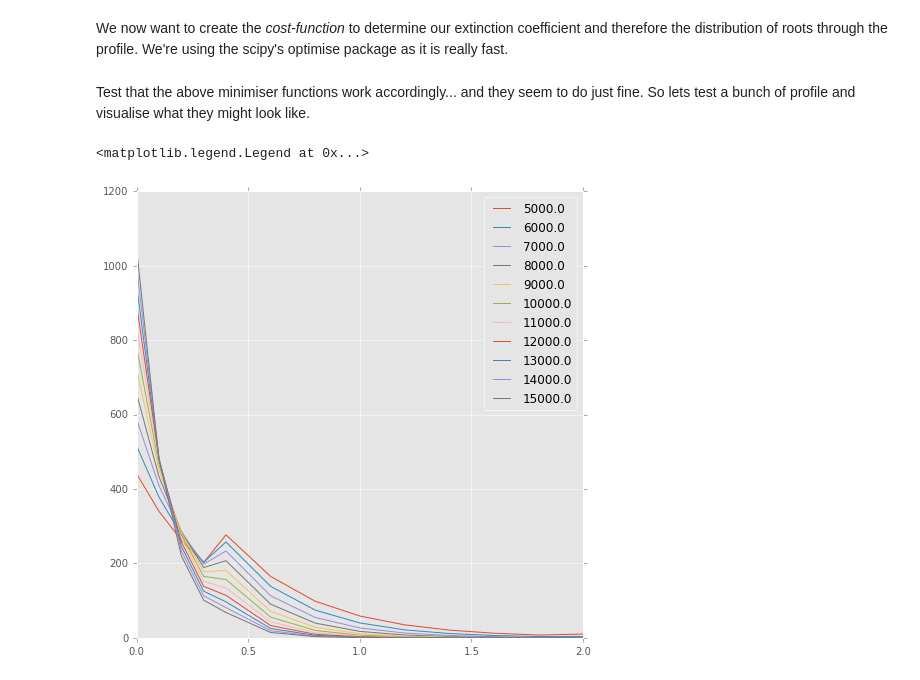
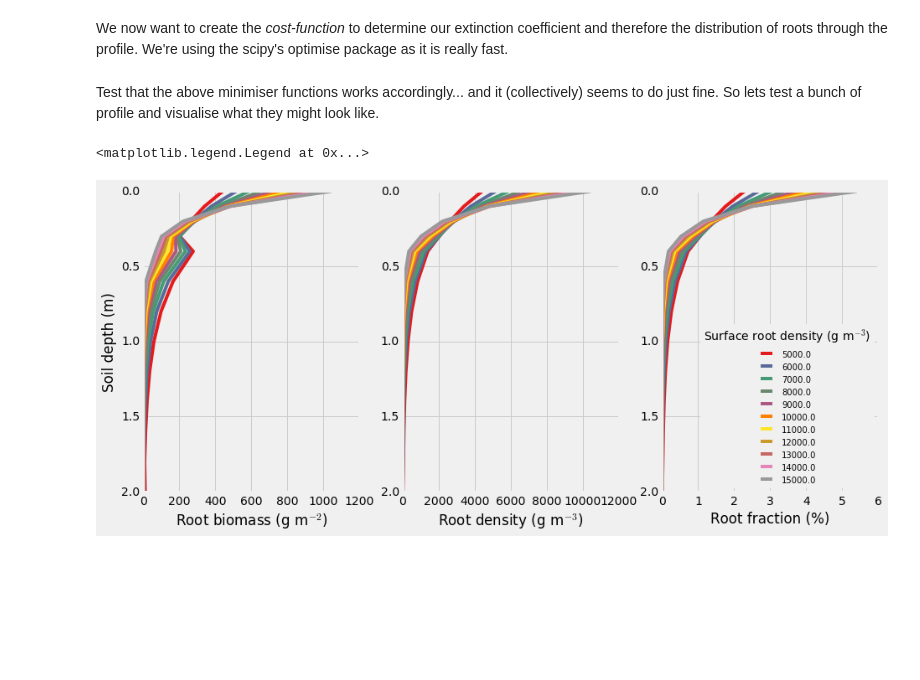
Before and after one commit to rhyswhitley/rooting_depth, a Jupyter notebook: setup/Root Distributions.ipynb, the cells around one changed output. Drawn from its saved outputs; the diff is of its cells as text; code cells hidden in the pictures; blank space fills up the shorter version.

```diff
--- a/setup/Root Distributions.ipynb
+++ b/setup/Root Distributions.ipynb
@@ -15,8 +34,9 @@ import matplotlib.pyplot as plt
 %matplotlib inline
 # %% [markdown]
 Notebook plot settings
-# %%
-plt.style.use(['dark_background', 'presentation'])
+# %%
+plt.style.use(['fivethirtyeight'])
+plt.rcParams['figure.figsize'] = (14, 6)
 # %% [markdown]
 ### Describing the root profile
 # %% [markdown]
@@ -123,22 +143,43 @@ def get_root_dist(rb_total_, rd_surf_, x_depth_):
     # return to user
     return root_biom
 # %% [markdown]
-Test that the above minimiser functions work accordingly... and they seem to do just fine. So lets test a bunch of profile and visualise what they might look like.
+Test that the above minimiser functions works accordingly... and it (collectively) seems to do just fine. So lets test a bunch of profile and visualise what they might look like.
-# %%
-r_depth = soil_df.depth.values
-rd_surf = 11000
-rb_total = 1930
-
-# test
-rdens_list = np.linspace(5e3, 15e3, 11)
-
-plt.figure(figsize=(8, 8))
-for rd in rdens_list:
-    rzd = soil_depth
-    rbm = get_root_dist(rb_total, rd, rzd)
-    plt.plot(rzd[:-1], rbm, label=rd)
-plt.xlim([0, 2])
-plt.legend()
-# %% [output]
-<matplotlib.legend.Legend at 0x...>
-[figure, removed]
+# %%
+r_depth = soil_df.depth.values
+rd_surf = 11000
+rb_total = 1930
+
+# test
+rdens_list = np.linspace(5e3, 15e3, 11)
+color_list = plt.get_cmap('Set1', len(rdens_list))
+
+ax1 = plt.subplot(131)
+ax2 = plt.subplot(132, sharey=ax1)
+ax3 = plt.subplot(133, sharey=ax1)
+
+for (i, rd) in enumerate(rdens_list):
+
+    rbm = get_root_dist(rb_total, rd, soil_depth)
+    rdn = np.array(rbm)/np.array(soil_thick)
+    rfr = np.array(rdn)/rb_total
+
+    ax1.plot(rbm, soil_depth[:-1], label=rd, color=color_list(i))
+
+    ax2.plot(rdn, soil_depth[:-1], label=rd, color=color_list(i))
+
+    ax3.plot(rfr, soil_depth[:-1], label=rd, color=color_list(i))
+
+
+ax1.set_ylim([0, 2])
+ax1.set_ylabel(r'Soil depth (m)')
+
+ax1.set_xlabel(r'Root biomass (g m$^{-2}$)')
+ax2.set_xlabel(r'Root density (g m$^{-3}$)')
+ax3.set_xlabel(r'Root fraction (%)')
+
+ax1.invert_yaxis()
+
+ax3.legend(loc='lower right', title="Surface root density (g m$^{-3}$)", fontsize=10)
+# %% [output]
+<matplotlib.legend.Legend at 0x...>
+[figure, added]
```
Also changed, not shown: parts of 2 cells of this notebook.
